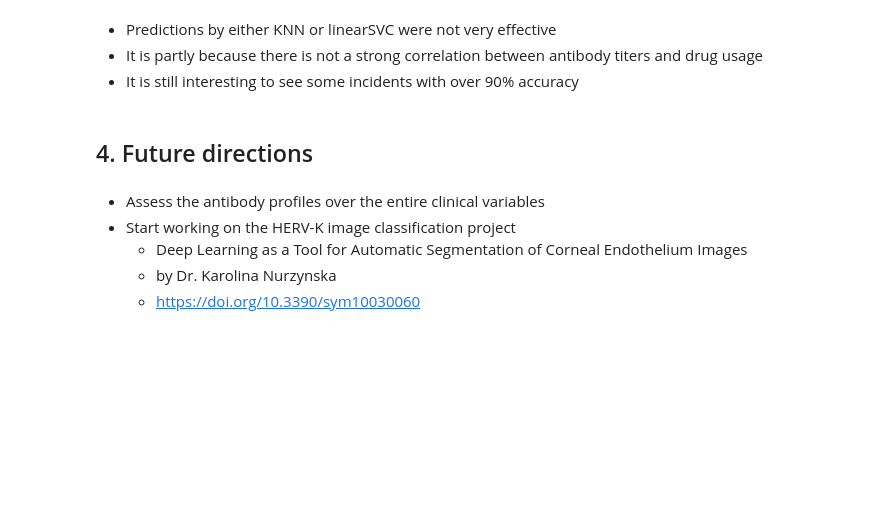
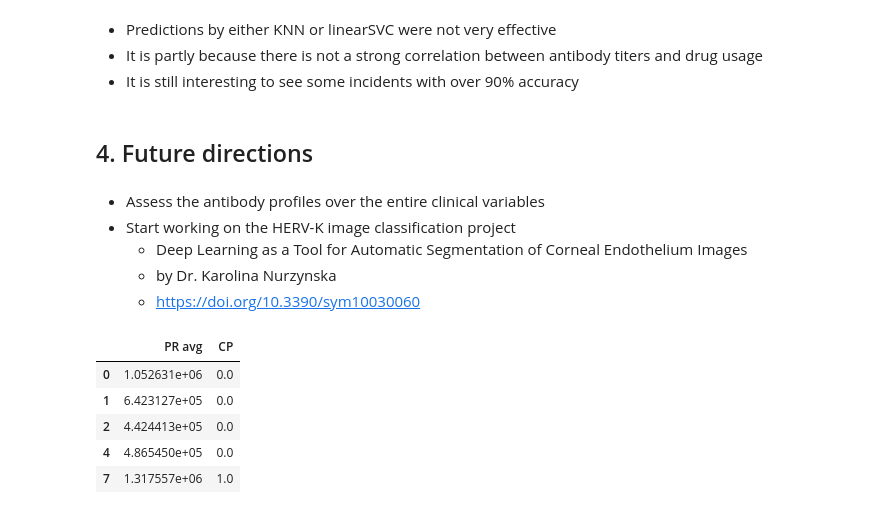
Before and after one commit to jshinm/BIOF399_FINAL_PRJ, a Jupyter notebook: BIOF399_FINAL_PRJ.ipynb, the cells around one changed output. Drawn from its saved outputs; the diff is of its cells as text; code cells hidden in the pictures; blank space fills up the shorter version.

```diff
--- a/BIOF399_FINAL_PRJ.ipynb
+++ b/BIOF399_FINAL_PRJ.ipynb
@@ -367,3 +372,19 @@ Mean optimal C over 15 iterations: 0.005
     * Deep Learning as a Tool for Automatic Segmentation of Corneal Endothelium Images
     * by Dr. Karolina Nurzynska
     * https://doi.org/10.3390/sym10030060
+# %%
+df_HIV_drop = df_HIV.iloc[:, 7:8]#1:11]
+df_HIV_drop['CP'] = df_HIV['Current Protease']
+
+#print(df_HIV_drop)
+
+df_HIV_drop=df_HIV_drop.dropna()
+# %%
+df_HIV_drop.head()
+# %% [output]
+|  | PR avg | CP |
+| 0 | 1.052631e+06 | 0.0 |
+| 1 | 6.423127e+05 | 0.0 |
+| 2 | 4.424413e+05 | 0.0 |
+| 4 | 4.865450e+05 | 0.0 |
+| 7 | 1.317557e+06 | 1.0 |
```
Also changed, not shown: parts of 9 cells of this notebook.
